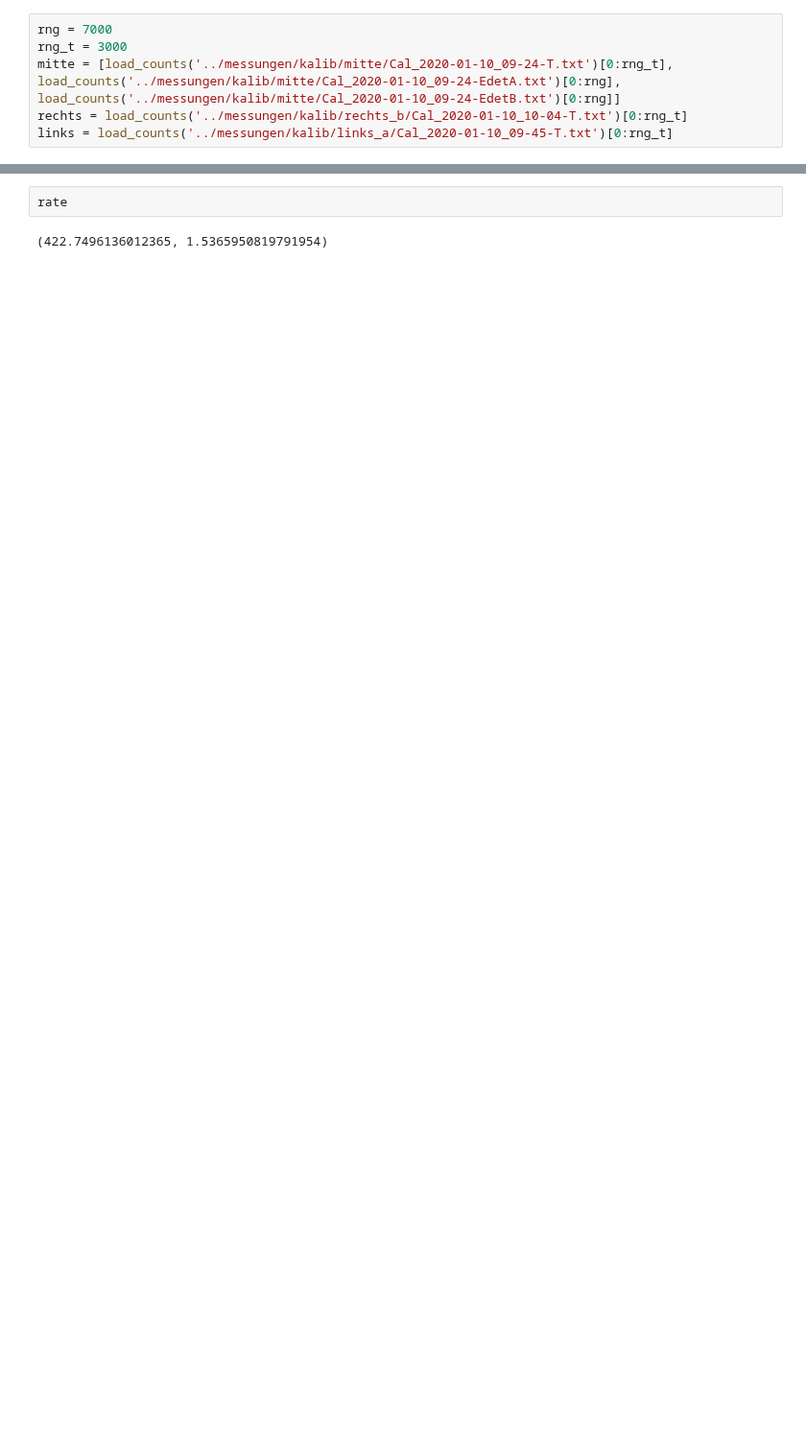
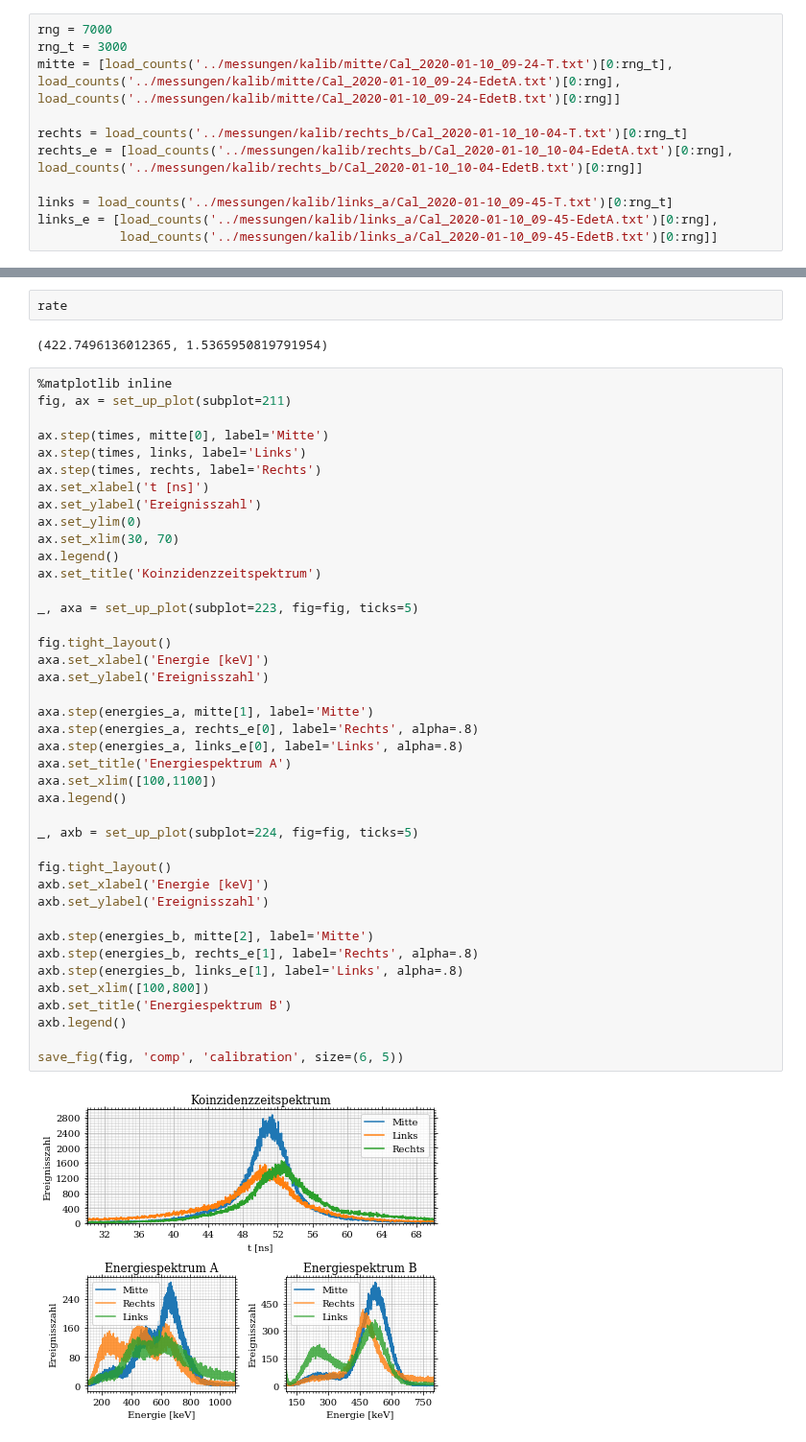
Before and after one commit to vale981/fpraktikum, a Jupyter notebook: PET/auswertung/Untitled.ipynb, the cells around one changed output, grey strips where cells are left out. Shown at 96% size. Saved outputs shown, nothing was run; the diff lists cells and outputs as text; blank space fills up the shorter version.

Commit message:
add calibration discussion

```diff
--- a/PET/auswertung/Untitled.ipynb
+++ b/PET/auswertung/Untitled.ipynb
@@ -10,8 +10,14 @@ rng_t = 3000
 mitte = [load_counts('../messungen/kalib/mitte/Cal_2020-01-10_09-24-T.txt')[0:rng_t],
 load_counts('../messungen/kalib/mitte/Cal_2020-01-10_09-24-EdetA.txt')[0:rng],
 load_counts('../messungen/kalib/mitte/Cal_2020-01-10_09-24-EdetB.txt')[0:rng]]
+
 rechts = load_counts('../messungen/kalib/rechts_b/Cal_2020-01-10_10-04-T.txt')[0:rng_t]
+rechts_e = [load_counts('../messungen/kalib/rechts_b/Cal_2020-01-10_10-04-EdetA.txt')[0:rng],
+load_counts('../messungen/kalib/rechts_b/Cal_2020-01-10_10-04-EdetB.txt')[0:rng]]
+
 links = load_counts('../messungen/kalib/links_a/Cal_2020-01-10_09-45-T.txt')[0:rng_t]
+links_e = [load_counts('../messungen/kalib/links_a/Cal_2020-01-10_09-45-EdetA.txt')[0:rng],
+           load_counts('../messungen/kalib/links_a/Cal_2020-01-10_09-45-EdetB.txt')[0:rng]]
 # %%
 channels_t = np.arange(1, mitte[0].size + 1)
 channels_e = np.arange(1, mitte[1].size + 1)
@@ -182,3 +224,46 @@ A0[1]
 rate
 # %% [output]
 (422.7496136012365, 1.5365950819791954)
+# %%
+%matplotlib inline
+fig, ax = set_up_plot(subplot=211)
+
+ax.step(times, mitte[0], label='Mitte')
+ax.step(times, links, label='Links')
+ax.step(times, rechts, label='Rechts')
+ax.set_xlabel('t [ns]')
+ax.set_ylabel('Ereignisszahl')
+ax.set_ylim(0)
+ax.set_xlim(30, 70)
+ax.legend()
+ax.set_title('Koinzidenzzeitspektrum')
+
+_, axa = set_up_plot(subplot=223, fig=fig, ticks=5)
+
+fig.tight_layout()
+axa.set_xlabel('Energie [keV]')
+axa.set_ylabel('Ereignisszahl')
+
+axa.step(energies_a, mitte[1], label='Mitte')
+axa.step(energies_a, rechts_e[0], label='Rechts', alpha=.8)
+axa.step(energies_a, links_e[0], label='Links', alpha=.8)
+axa.set_title('Energiespektrum A')
+axa.set_xlim([100,1100])
+axa.legend()
+
+_, axb = set_up_plot(subplot=224, fig=fig, ticks=5)
+
+fig.tight_layout()
+axb.set_xlabel('Energie [keV]')
+axb.set_ylabel('Ereignisszahl')
+
+axb.step(energies_b, mitte[2], label='Mitte')
+axb.step(energies_b, rechts_e[1], label='Rechts', alpha=.8)
+axb.step(energies_b, links_e[1], label='Links', alpha=.8)
+axb.set_xlim([100,800])
+axb.set_title('Energiespektrum B')
+axb.legend()
+
+save_fig(fig, 'comp', 'calibration', size=(6, 5))
+# %% [output]
+[figure, added]
```
Also changed, not shown: parts of 17 cells of this notebook, 10 other files.
